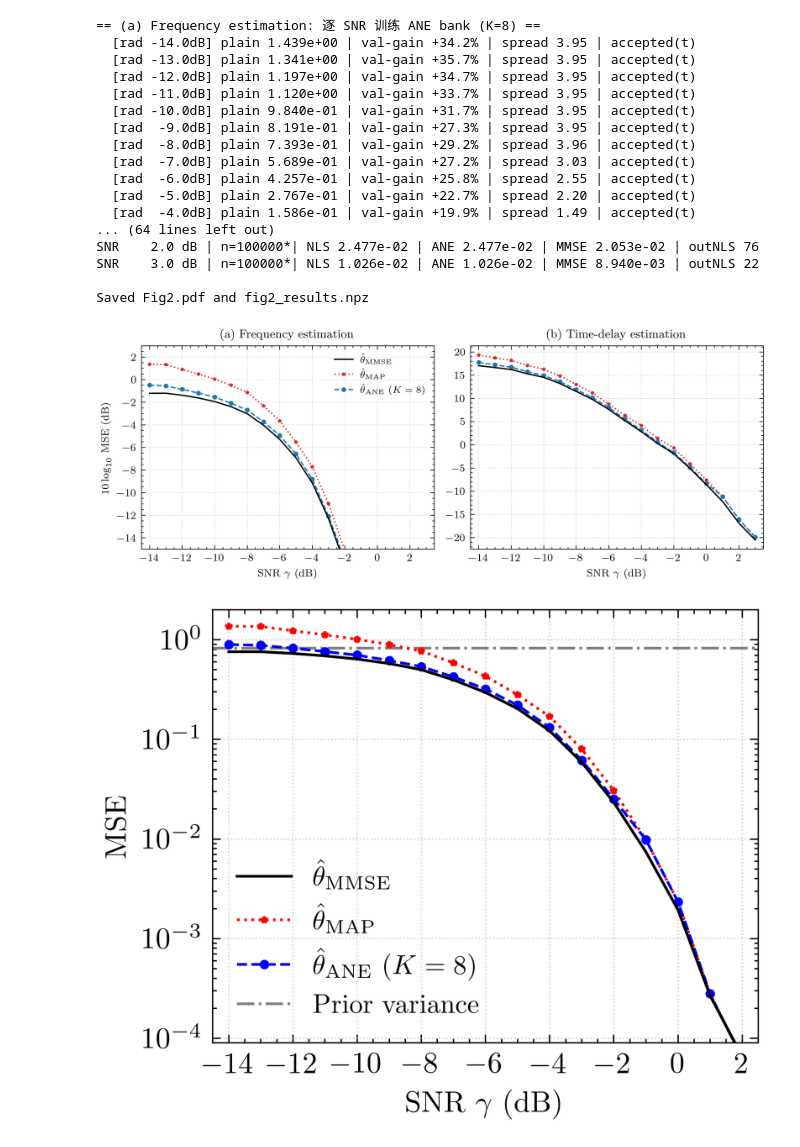
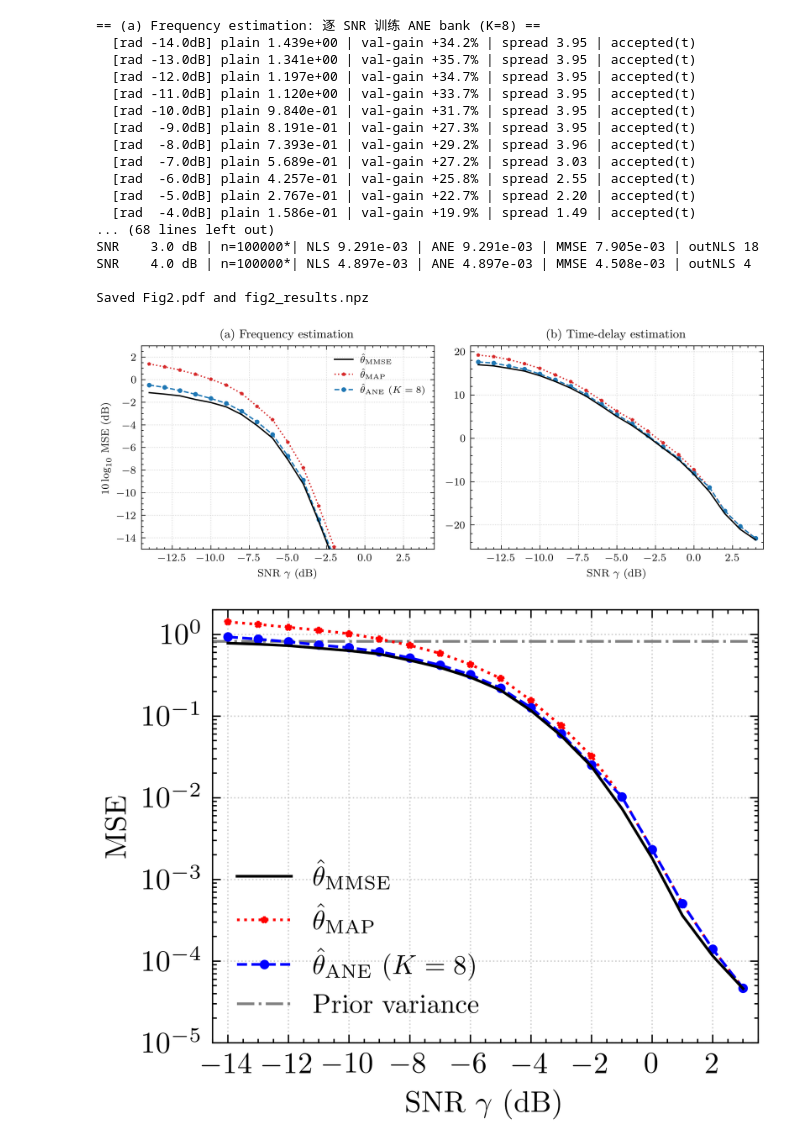
Before and after one commit to resonance-dfb/Adaptive-noise-enhanced-MAP-estimator, a Jupyter notebook: 加权最小二乘Fig2-4.ipynb, the cells around one changed output. Drawn from its saved outputs; the diff is of its cells as text; code cells hidden in the pictures.

```diff
--- a/加权最小二乘Fig2-4.ipynb
+++ b/加权最小二乘Fig2-4.ipynb
@@ -9,8 +9,8 @@ import matplotlib
 import matplotlib.pyplot as plt
 
 FAST          = True
-SNR_DB        = np.arange(-14.0, 4.0, 1.0)
-KNEE_DB       = (-8.0, 2.0)                 # knee region
+SNR_DB        = np.arange(-14.0, 5.0, 1.0)
+KNEE_DB       = (-8.0, 3.0)                 # knee region
 K             = 8                           # ANE K=8
 # --- Algorithm 1---
 ALPHA_GRID    = np.array([0.0, 0.15, 0.3, 0.45, 0.6, 0.8,
@@ -521,12 +521,12 @@ plt.show()
   [rad  -6.0dB] plain 4.257e-01 | val-gain +25.8% | spread 2.55 | accepted(t)
   [rad  -5.0dB] plain 2.767e-01 | val-gain +22.7% | spread 2.20 | accepted(t)
   [rad  -4.0dB] plain 1.586e-01 | val-gain +19.9% | spread 1.49 | accepted(t)
-... (64 lines left out)
-SNR    2.0 dB | n=100000*| NLS 2.477e-02 | ANE 2.477e-02 | MMSE 2.053e-02 | outNLS 76
-SNR    3.0 dB | n=100000*| NLS 1.026e-02 | ANE 1.026e-02 | MMSE 8.940e-03 | outNLS 22
+... (68 lines left out)
+SNR    3.0 dB | n=100000*| NLS 9.291e-03 | ANE 9.291e-03 | MMSE 7.905e-03 | outNLS 18
+SNR    4.0 dB | n=100000*| NLS 4.897e-03 | ANE 4.897e-03 | MMSE 4.508e-03 | outNLS 4
 
 Saved Fig2.pdf and fig2_results.npz
-[figure, old version]
+[figure, new version]
 # %%
 fig, ax = plt.subplots(figsize=(3.58, 2.85))
 
@@ -544,36 +544,36 @@ ax.plot(SNR_DB, r["mse_nls"],
         label=r"$\hat\theta_{\mathrm{MAP}}$")
 
 ax.plot(SNR_DB, r["mse_ane"],
         color="b", ls="--", lw=1.0,
         marker="o", ms=2.5, zorder=4,
         label=rf"$\hat\theta_{{\mathrm{{ANE}}}}\ (K={K})$")
 
 PRIOR_FLOOR_FREQ = np.pi**2/12
 
 ax.axhline(PRIOR_FLOOR_FREQ,
            color="gray",
            ls="-.",
            lw=1.0,
            label=r"Prior variance")
 
 ax.set_xlabel(r"SNR $\gamma$ (dB)",fontsize=11)
 ax.set_ylabel(r"MSE",fontsize=11)
 
-ax.set_xlim([SNR_DB.min() - 0.5, 2.5])
+ax.set_xlim([SNR_DB.min() - 0.5, 3.5])
 
 ax.set_xticks([-14, -12, -10, -8,-6, -4, -2, 0, 2])
-ax.set_ylim([0.00009,2])
+ax.set_ylim([0.00001,2])
 ax.set_yscale("log")
 #ax.yaxis.set_major_formatter(mticker.LogFormatterMathtext())
 ax.tick_params(axis='both', labelsize=11)
 ax.grid(ls=":", alpha=0.6)
 ax.legend(fontsize=10, loc="lower left")
 
 plt.tight_layout()
 fig.savefig("D:/Fig2.pdf")
 plt.show()
 # %% [output]
-[figure, old version]
+[figure, new version]
 # %%
 import numpy as np
 import torch
```
Also changed, not shown: parts of 2 cells of this notebook.
